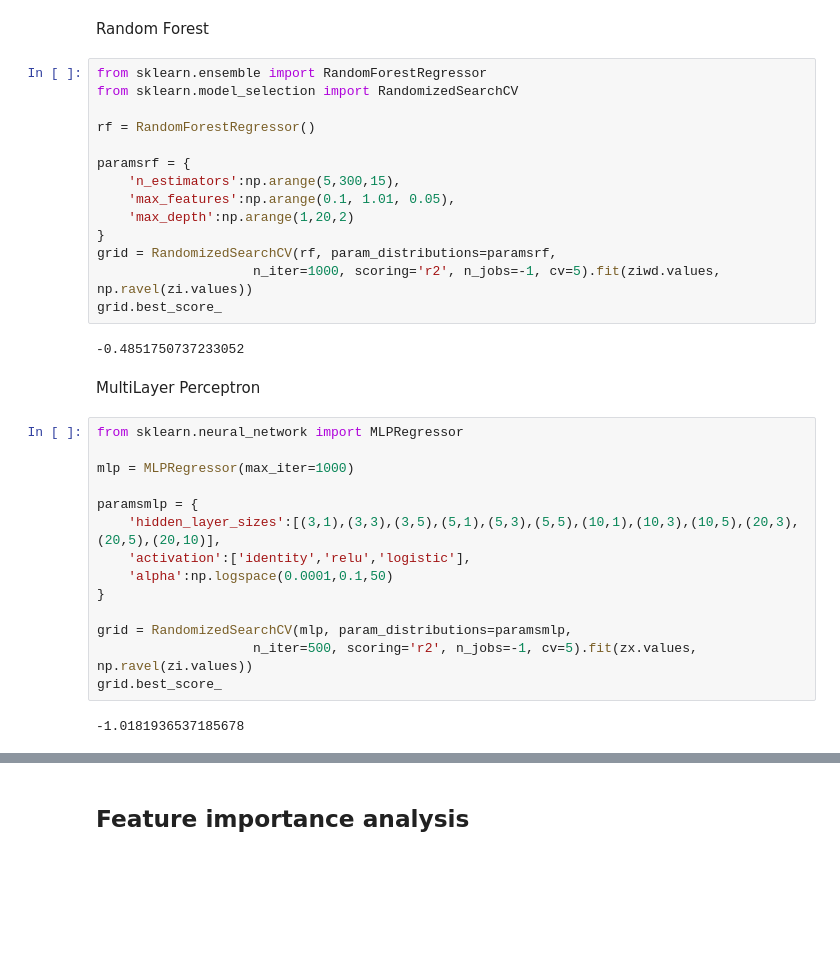
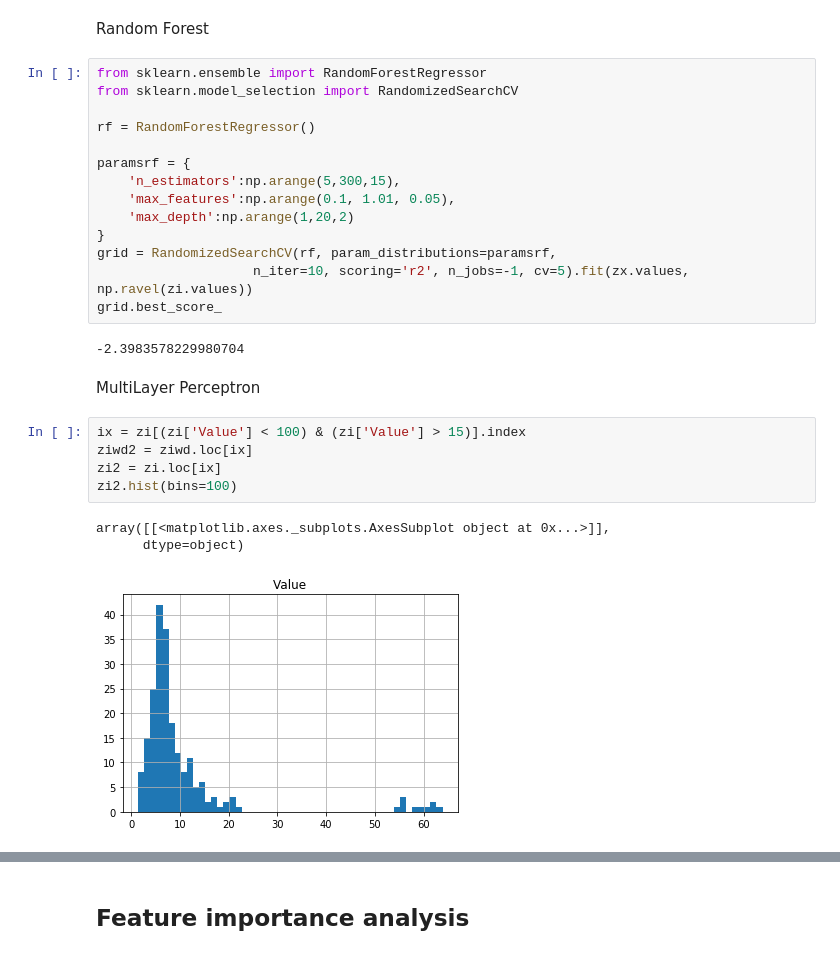
Before and after one commit to adaj/sensingbee, a Jupyter notebook: eda/feature_ingestion.ipynb, the cells around one changed output, grey strips where cells are left out. Saved outputs shown, nothing was run; the diff lists cells and outputs as text; blank space fills up the shorter version.

```diff
--- a/eda/feature_ingestion.ipynb
+++ b/eda/feature_ingestion.ipynb
@@ -253,25 +113,18 @@ paramsrf = {
     'max_depth':np.arange(1,20,2)
 }
 grid = RandomizedSearchCV(rf, param_distributions=paramsrf,
-                    n_iter=1000, scoring='r2', n_jobs=-1, cv=5).fit(ziwd.values, np.ravel(zi.values))
+                    n_iter=10, scoring='r2', n_jobs=-1, cv=5).fit(zx.values, np.ravel(zi.values))
 grid.best_score_
 # %% [output]
--0.4851750737233052
+-2.3983578229980704
 # %% [markdown]
 MultiLayer Perceptron
-# %%
-from sklearn.neural_network import MLPRegressor
-
-mlp = MLPRegressor(max_iter=1000)
-
-paramsmlp = {
-    'hidden_layer_sizes':[(3,1),(3,3),(3,5),(5,1),(5,3),(5,5),(10,1),(10,3),(10,5),(20,3),(20,5),(20,10)],
-    'activation':['identity','relu','logistic'],
-    'alpha':np.logspace(0.0001,0.1,50)
-}
-
-grid = RandomizedSearchCV(mlp, param_distributions=paramsmlp,
-                    n_iter=500, scoring='r2', n_jobs=-1, cv=5).fit(zx.values, np.ravel(zi.values))
-grid.best_score_
-# %% [output]
--1.0181936537185678
+# %%
+ix = zi[(zi['Value'] < 100) & (zi['Value'] > 15)].index
+ziwd2 = ziwd.loc[ix]
+zi2 = zi.loc[ix]
+zi2.hist(bins=100)
+# %% [output]
+array([[<matplotlib.axes._subplots.AxesSubplot object at 0x...>]],
+      dtype=object)
+[figure, added]
```
Also changed, not shown: parts of 21 cells of this notebook, 8 other files.
